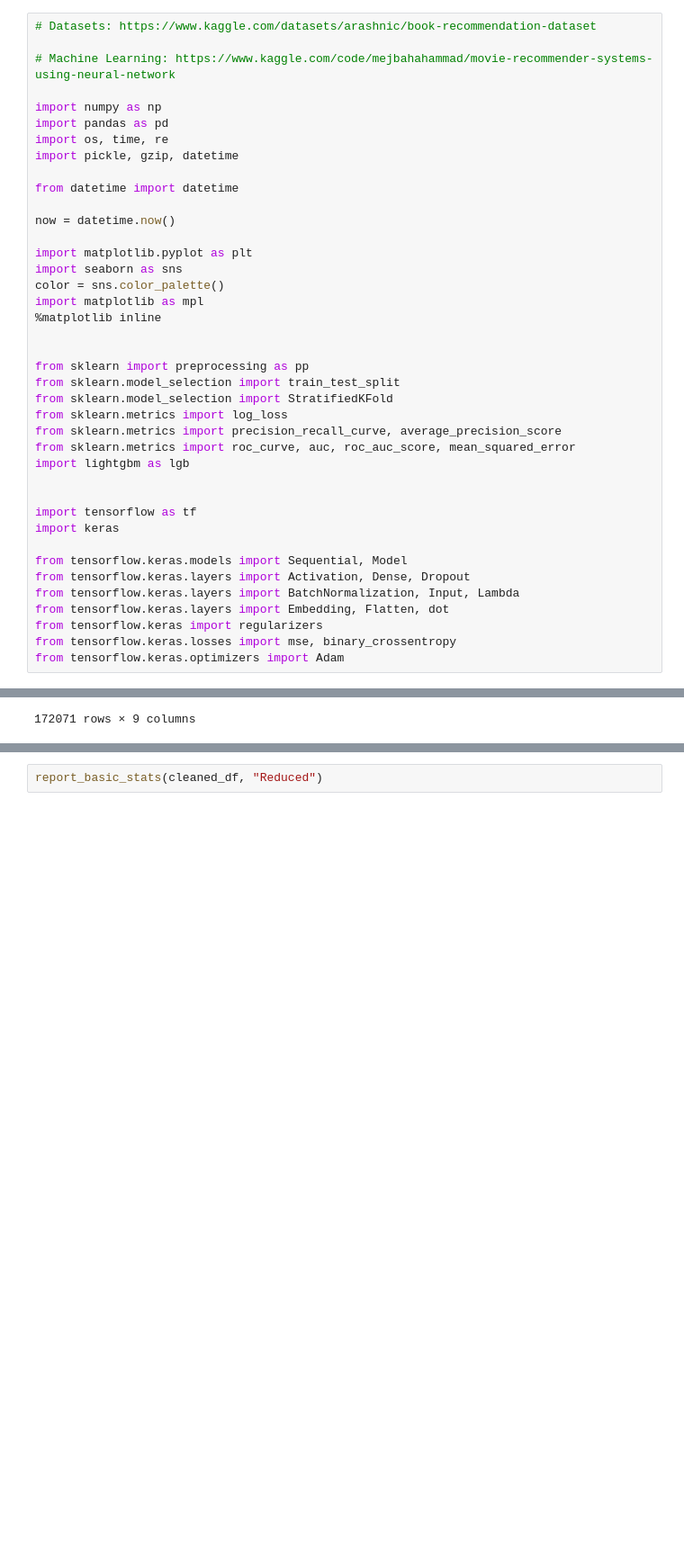
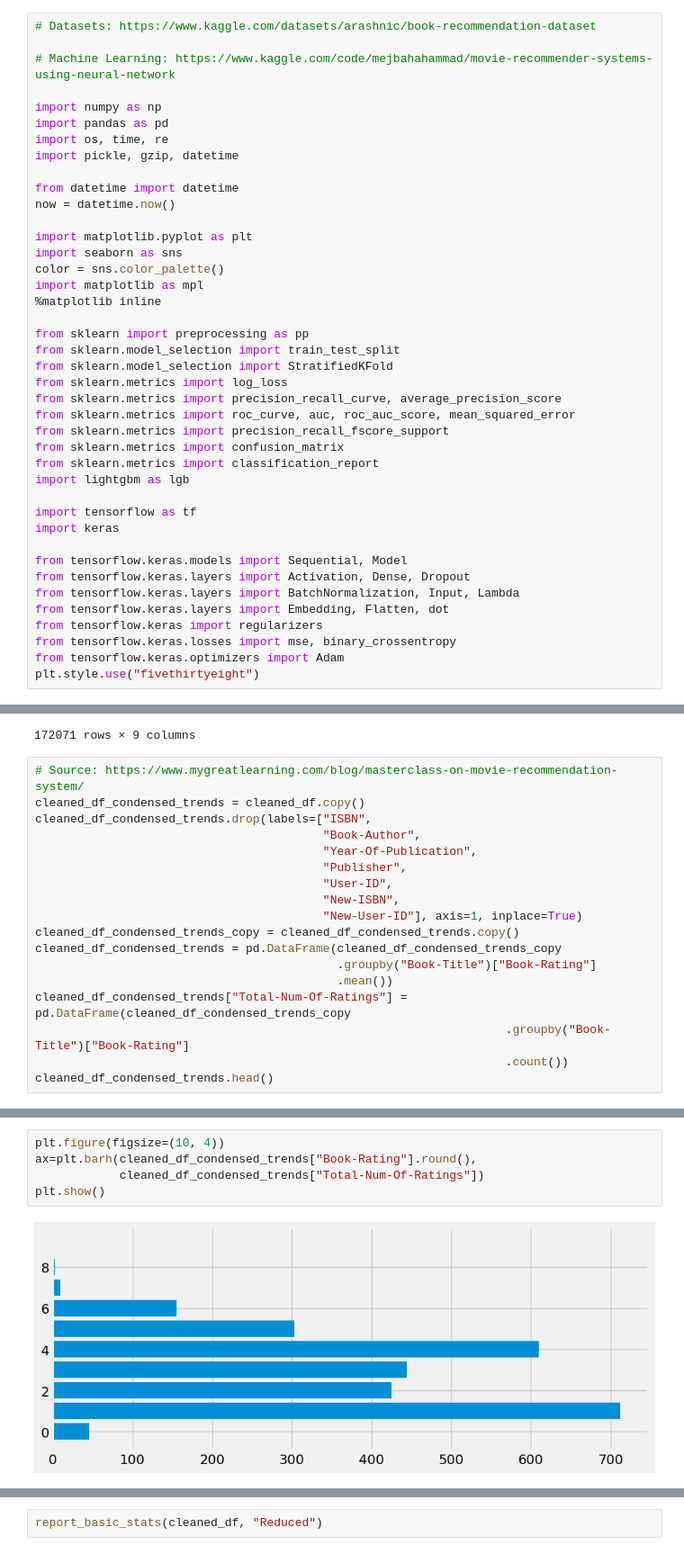
Before and after one commit to AndrewTran03/CS5805-ML1-FinalProject, a Jupyter notebook: Book-Recommendation-RNN-Blog-Post/index.ipynb, the cells around one changed output, grey strips where cells are left out. Shown: that part at 90% size. Saved outputs shown, nothing was run; the diff lists cells and outputs as text; blank space fills up the shorter version.

Commit message:
Book-Recommendation Blog Post: Finished the ML Code and Data Visualization Snippets

```diff
--- a/Book-Recommendation-RNN-Blog-Post/index.ipynb
+++ b/Book-Recommendation-RNN-Blog-Post/index.ipynb
@@ -9,7 +9,6 @@ import os, time, re
 import pickle, gzip, datetime
 
 from datetime import datetime
-
 now = datetime.now()
 
 import matplotlib.pyplot as plt
@@ -18,15 +17,16 @@ color = sns.color_palette()
 import matplotlib as mpl
 %matplotlib inline
 
-
 from sklearn import preprocessing as pp
 from sklearn.model_selection import train_test_split
 from sklearn.model_selection import StratifiedKFold
 from sklearn.metrics import log_loss
 from sklearn.metrics import precision_recall_curve, average_precision_score
 from sklearn.metrics import roc_curve, auc, roc_auc_score, mean_squared_error
+from sklearn.metrics import precision_recall_fscore_support
+from sklearn.metrics import confusion_matrix
+from sklearn.metrics import classification_report
 import lightgbm as lgb
-
 
 import tensorflow as tf
 import keras
@@ -38,6 +38,7 @@ from tensorflow.keras.layers import Embedding, Flatten, dot
 from tensorflow.keras import regularizers
 from tensorflow.keras.losses import mse, binary_crossentropy
 from tensorflow.keras.optimizers import Adam
+plt.style.use("fivethirtyeight")
 # %%
 books_df = pd.read_csv("./datasets/Books.csv")
 ratings_df = pd.read_csv("./datasets/Ratings.csv")
@@ -296,3 +297,21 @@ cleaned_df
 | 172069 | 0553584375 | No One to Trust | IRIS JOHANSEN | 2003 | Bantam | 70999 | 0 | 2880 | ... |
 | 172070 | 044023512X | City of Light | Lauren Belfer | 2000 | Island | 70999 | 0 | 2941 | ... |
 172071 rows × 9 columns
+# %%
+# Source: https://www.mygreatlearning.com/blog/masterclass-on-movie-recommendation-system/
+cleaned_df_condensed_trends = cleaned_df.copy()
+cleaned_df_condensed_trends.drop(labels=["ISBN",
+                                         "Book-Author",
+                                         "Year-Of-Publication",
+                                         "Publisher",
+                                         "User-ID",
+                                         "New-ISBN",
+                                         "New-User-ID"], axis=1, inplace=True)
+cleaned_df_condensed_trends_copy = cleaned_df_condensed_trends.copy()
+cleaned_df_condensed_trends = pd.DataFrame(cleaned_df_condensed_trends_copy
+                                           .groupby("Book-Title")["Book-Rating"]
+                                           .mean())
+cleaned_df_condensed_trends["Total-Num-Of-Ratings"] = pd.DataFrame(cleaned_df_condensed_trends_copy
+                                                                   .groupby("Book-Title")["Book-Rating"]
+                                                                   .count())
+cleaned_df_condensed_trends.head()
@@ -298,0 +326,7 @@ cleaned_df
+# %%
+plt.figure(figsize=(10, 4))
+ax=plt.barh(cleaned_df_condensed_trends["Book-Rating"].round(),
+            cleaned_df_condensed_trends["Total-Num-Of-Ratings"])
+plt.show()
+# %% [output]
+[figure, added]
```
Also changed, not shown: parts of 13 cells of this notebook.
